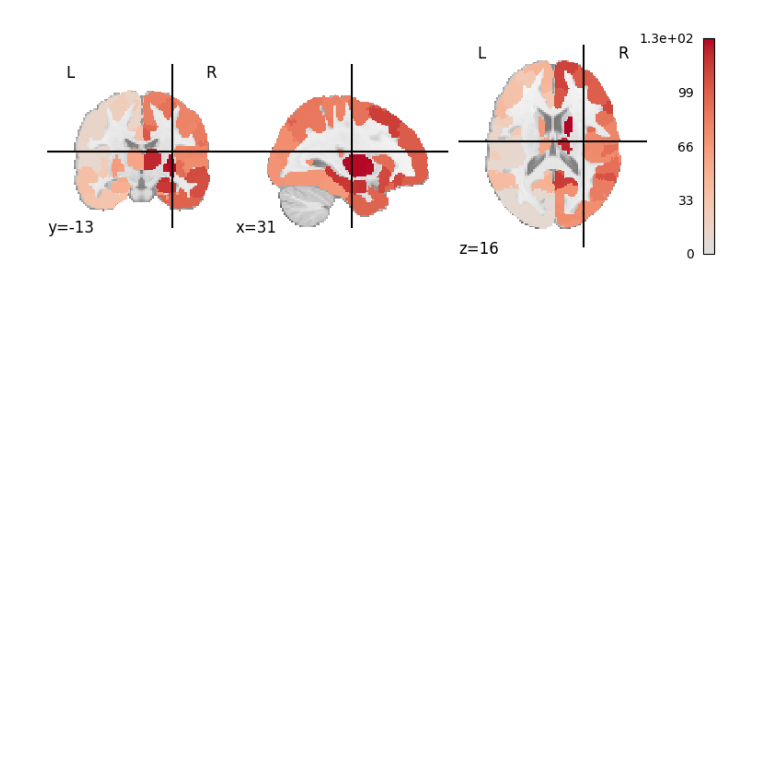
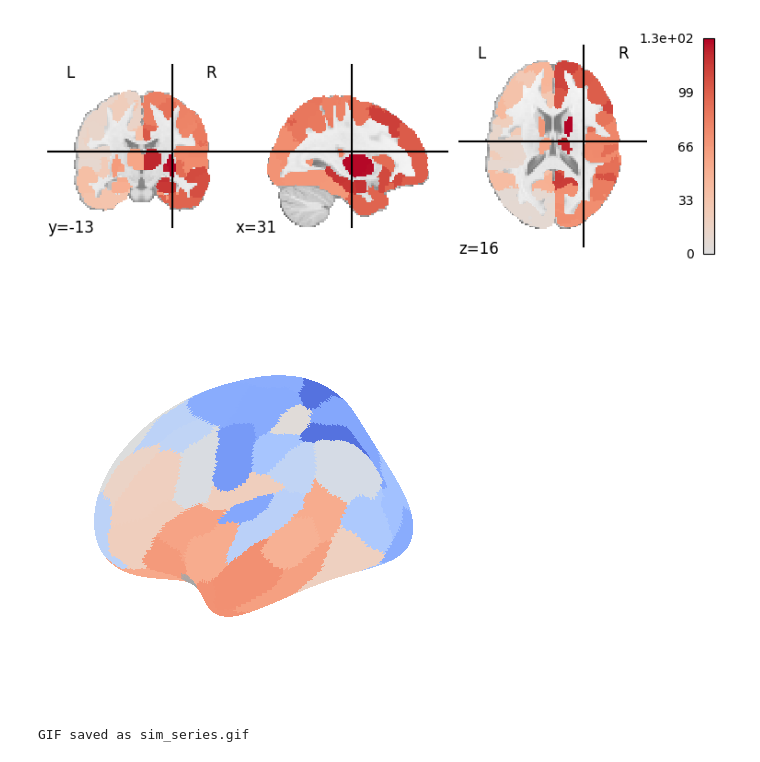
Before and after one commit to ga-cha/SIR_utils, a Jupyter notebook: vis_nii.ipynb, the cells around one changed output. Drawn from its saved outputs; the diff is of its cells as text; code cells hidden in the pictures; blank space fills up the shorter version.

```diff
--- a/vis_nii.ipynb
+++ b/vis_nii.ipynb
@@ -9,7 +10,57 @@ import nilearn.plotting
 atlas_dir = '/fs03/kg98/gchan/Atlases/Tian/Schaefer_Tian/reordered/'
 # Schaefer 100 and Tian 32 atlases
 atlas_img = nib.load(atlas_dir + 'Schaefer2018_100Parcels_7Networks_order_Tian_Subcortex_S2_MNI152NLin6Asym_1.5mm_reordered.nii.gz')
+disp = nilearn.plotting.plot_stat_map(atlas_img, cmap='coolwarm')
 
-display = nilearn.plotting.plot_stat_map(atlas_img, cmap='coolwarm')
+atlas_surf = np.genfromtxt('/fs03/kg98/jamesp/atlases/Human_cortical/fsaverage5_10k_Schaefer100-lh.txt', delimiter=',')
+
+fsaverage = fetch_surf_fsaverage("fsaverage5")
 # %% [output]
 [figure]
+# %%
+sim_atrophy = np.genfromtxt('/fs03/kg98/gchan/SIR_SCZ/SIR_simulator/results/rnf144a_tcap_seed38.csv', delimiter=',')
+sim_atrophy = (sim_atrophy - np.mean(sim_atrophy)) / np.std(sim_atrophy)
+
+sim_atrophy_surf = sim_atrophy[atlas_surf.astype(int) - 1]
+sim_atrophy_surf[atlas_surf == 0] = np.nan
+disp = nilearn.plotting.plot_surf_roi(fsaverage.infl_left, roi_map=sim_atrophy_surf, hemi='left', view='lateral', cmap='coolwarm')
+# disp = nilearn.plotting.plot_surf_roi(fsaverage.infl_left, roi_map=sim_atrophy_surf, hemi='left', view='medial', cmap='coolwarm', colorbar=True)
+# %% [output]
+[figure, added]
+# %%
+import imageio
+import matplotlib
+matplotlib.use('Agg')  # Use non-interactive backend for speed
+import matplotlib.pyplot as plt
+from tqdm import tqdm
+import numpy as np
+
+
+sim_series = np.genfromtxt('/fs03/kg98/gchan/SIR_SCZ/SIR_simulator/results/rnf144a_tcap_seed38_series.csv', delimiter=',')
+sim_series = sim_series[:, :500]
+sim_series_norm = (sim_series - np.mean(sim_series)) / np.std(sim_series)
+# sim_series_norm = (sim_series - np.mean(sim_series, axis=0)) / np.std(sim_series, axis=0)
+frame_indices = np.arange(0, sim_series_norm.shape[1], 2)  # Change step for fewer frames
+
+frames = []
+for t in tqdm(frame_indices, desc="Generating frames"):
+    sim_atrophy_t = sim_series_norm[:, t]
+    sim_atrophy_surf = sim_atrophy_t[atlas_surf.astype(int) - 1]
+    sim_atrophy_surf[atlas_surf == 0] = np.nan
+
+    fig = plt.figure(figsize=(15, 9))
+    disp = nilearn.plotting.plot_surf_roi(
+        fsaverage.infl_left, roi_map=sim_atrophy_surf, hemi='left', view='lateral',
+        cmap='coolwarm', colorbar=False, figure=fig, bg_map=None
+    )
+    plt.axis('off')
+    fig.canvas.draw()
+    image = np.frombuffer(fig.canvas.tostring_rgb(), dtype='uint8')
+    image = image.reshape(fig.canvas.get_width_height()[::-1] + (3,))
+    frames.append(image)
+    plt.close(fig)
+
+imageio.mimsave('sim_series.gif', frames, duration=0.1)
+print("GIF saved as sim_series.gif")
+# %% [output]
+GIF saved as sim_series.gif
```
Also changed, not shown: parts of 4 cells of this notebook.
